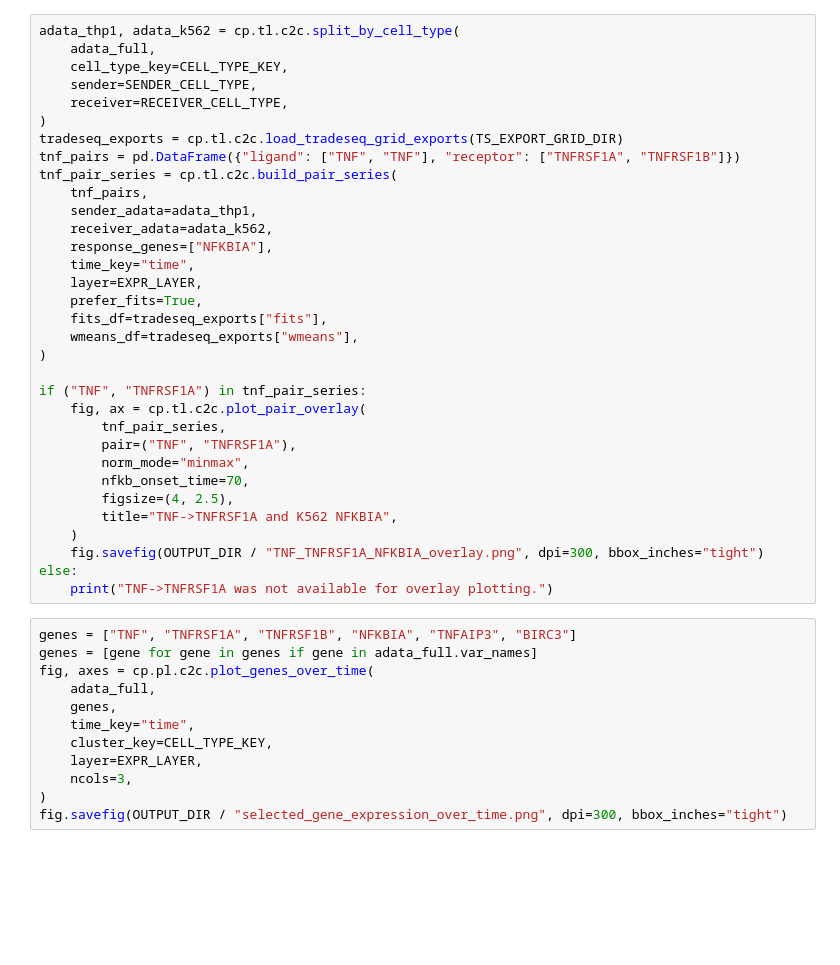
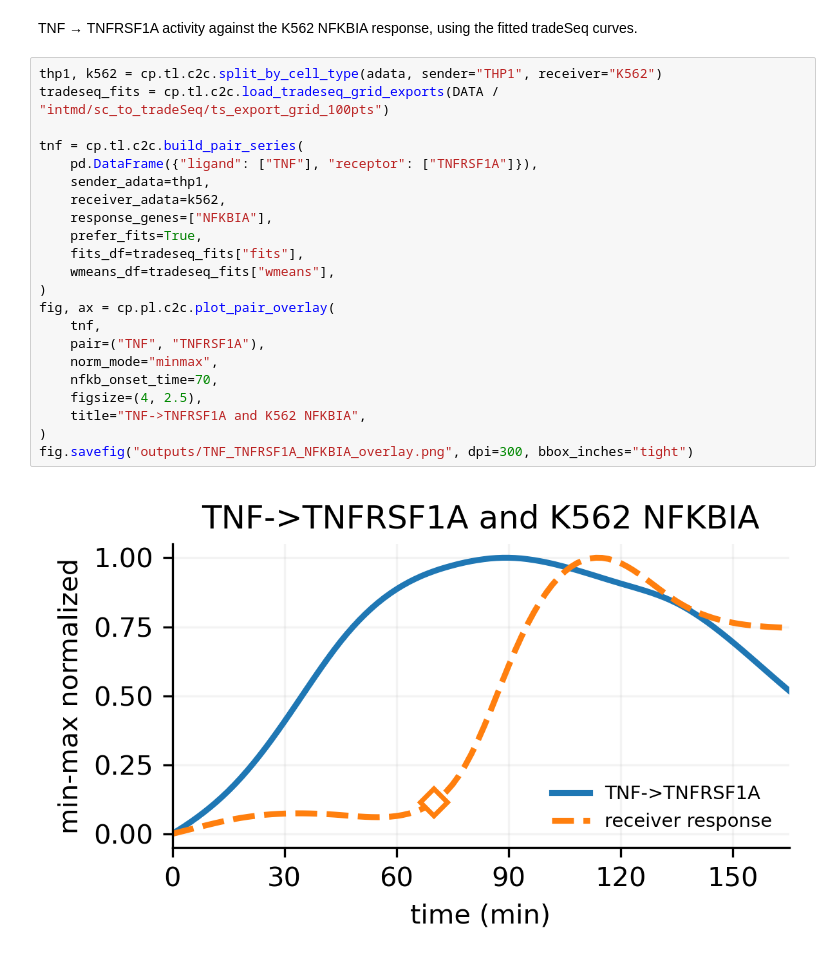
Before and after one commit to Wang-lab-UCSD/ChronoPack, a Jupyter notebook: c2c/CellCommunication.ipynb, the cells around one changed output. Drawn from its saved outputs; the diff is of its cells as text; blank space fills up the shorter version.

```diff
--- a/c2c/CellCommunication.ipynb
+++ b/c2c/CellCommunication.ipynb
@@ -113,45 +75,26 @@ fig.savefig(OUTPUT_DIR / "chronopack_lr_pair_scores.png", dpi=300, bbox_inches="
+# %% [markdown]
+TNF → TNFRSF1A activity against the K562 NFKBIA response, using the fitted tradeSeq curves.
 # %%
-adata_thp1, adata_k562 = cp.tl.c2c.split_by_cell_type(
-    adata_full,
-    cell_type_key=CELL_TYPE_KEY,
-    sender=SENDER_CELL_TYPE,
-    receiver=RECEIVER_CELL_TYPE,
+thp1, k562 = cp.tl.c2c.split_by_cell_type(adata, sender="THP1", receiver="K562")
+tradeseq_fits = cp.tl.c2c.load_tradeseq_grid_exports(DATA / "intmd/sc_to_tradeSeq/ts_export_grid_100pts")
+
+tnf = cp.tl.c2c.build_pair_series(
+    pd.DataFrame({"ligand": ["TNF"], "receptor": ["TNFRSF1A"]}),
+    sender_adata=thp1,
+    receiver_adata=k562,
+    response_genes=["NFKBIA"],
+    prefer_fits=True,
+    fits_df=tradeseq_fits["fits"],
+    wmeans_df=tradeseq_fits["wmeans"],
 )
-tradeseq_exports = cp.tl.c2c.load_tradeseq_grid_exports(TS_EXPORT_GRID_DIR)
-tnf_pairs = pd.DataFrame({"ligand": ["TNF", "TNF"], "receptor": ["TNFRSF1A", "TNFRSF1B"]})
-tnf_pair_series = cp.tl.c2c.build_pair_series(
-    tnf_pairs,
-    sender_adata=adata_thp1,
-    receiver_adata=adata_k562,
-    response_genes=["NFKBIA"],
-    time_key="time",
-    layer=EXPR_LAYER,
-    prefer_fits=True,
-    fits_df=tradeseq_exports["fits"],
-    wmeans_df=tradeseq_exports["wmeans"],
+fig, ax = cp.pl.c2c.plot_pair_overlay(
+    tnf,
+    pair=("TNF", "TNFRSF1A"),
+    norm_mode="minmax",
+    nfkb_onset_time=70,
+    figsize=(4, 2.5),
+    title="TNF->TNFRSF1A and K562 NFKBIA",
 )
-
-if ("TNF", "TNFRSF1A") in tnf_pair_series:
-    fig, ax = cp.tl.c2c.plot_pair_overlay(
-        tnf_pair_series,
-        pair=("TNF", "TNFRSF1A"),
-        norm_mode="minmax",
-        nfkb_onset_time=70,
-        figsize=(4, 2.5),
-        title="TNF->TNFRSF1A and K562 NFKBIA",
-    )
-    fig.savefig(OUTPUT_DIR / "TNF_TNFRSF1A_NFKBIA_overlay.png", dpi=300, bbox_inches="tight")
-else:
-    print("TNF->TNFRSF1A was not available for overlay plotting.")
+fig.savefig("outputs/TNF_TNFRSF1A_NFKBIA_overlay.png", dpi=300, bbox_inches="tight")
+# %% [output]
+[figure, added]
-# %%
-genes = ["TNF", "TNFRSF1A", "TNFRSF1B", "NFKBIA", "TNFAIP3", "BIRC3"]
-genes = [gene for gene in genes if gene in adata_full.var_names]
-fig, axes = cp.pl.c2c.plot_genes_over_time(
-    adata_full,
-    genes,
-    time_key="time",
-    cluster_key=CELL_TYPE_KEY,
-    layer=EXPR_LAYER,
-    ncols=3,
-)
-fig.savefig(OUTPUT_DIR / "selected_gene_expression_over_time.png", dpi=300, bbox_inches="tight")
```
Also changed, not shown: parts of 14 cells of this notebook, 43 other files.
